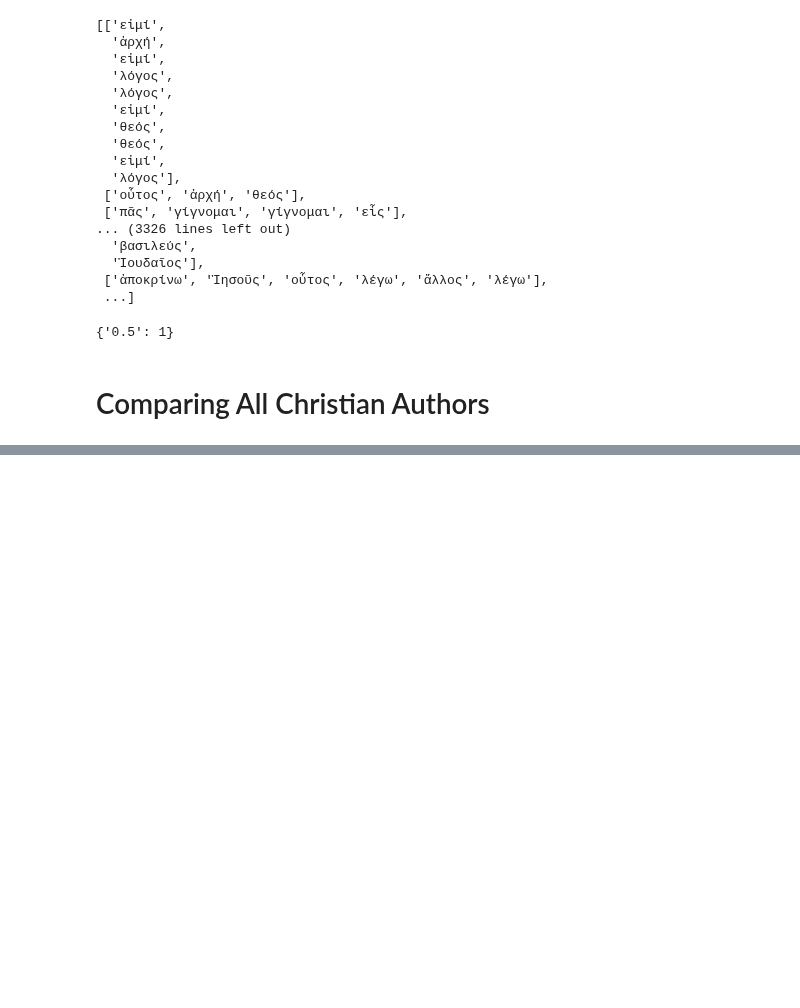
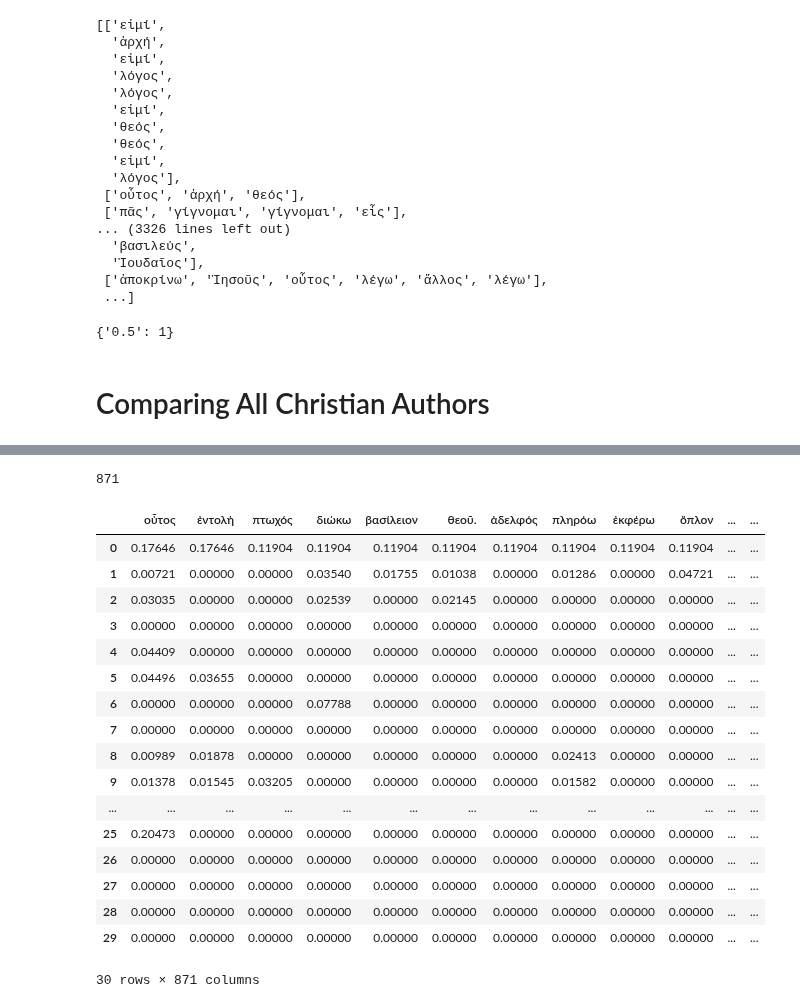
Before and after one commit to kasev/ECCE, a Jupyter notebook: scripts/NETWORKS_analysis.ipynb, the cells around one changed output, grey strips where cells are left out. Drawn from its saved outputs; the diff is of its cells as text; code cells hidden in the pictures; blank space fills up the shorter version.

```diff
--- a/scripts/NETWORKS_analysis.ipynb
+++ b/scripts/NETWORKS_analysis.ipynb
@@ -382,0 +537,4 @@ set_with_dataframe(ECCE_AGT_overview.add_worksheet("authors_df_20201201", 1,1),
+# %%
+#tup_to_dict
+tfidfs_df_raw = pd.DataFrame([dict(tfidfs) for tfidfs in authors_df["dik_sents_TFIDF"].tolist()])
+tfidfs_df_raw
@@ -382,0 +560,32 @@ set_with_dataframe(ECCE_AGT_overview.add_worksheet("authors_df_20201201", 1,1),
+# %%
+selected_columns = []
+for column in tfidfs_df_raw.columns:
+    if len(tfidfs_df_raw[tfidfs_df_raw[column].notnull()]) > 1:
+        selected_columns.append(column)
+len(selected_columns)
+# %% [output]
+871
+# %%
+tfidfs_df_filtered = tfidfs_df_raw[selected_columns]
+tfidfs_df_filtered.fillna(0, inplace=True)
+# %%
+tfidfs_df_filtered
+# %% [output]
+|  | οὗτος | ἐντολή | πτωχός | διώκω | βασίλειον | θεοῦ. | ἀδελφός | πληρόω | ἐκφέρω | ὅπλον | ... | ... |
+| 0 | 0.17646 | 0.17646 | 0.11904 | 0.11904 | 0.11904 | 0.11904 | 0.11904 | 0.11904 | 0.11904 | 0.11904 | ... | ... |
+| 1 | 0.00721 | 0.00000 | 0.00000 | 0.03540 | 0.01755 | 0.01038 | 0.00000 | 0.01286 | 0.00000 | 0.04721 | ... | ... |
+| 2 | 0.03035 | 0.00000 | 0.00000 | 0.02539 | 0.00000 | 0.02145 | 0.00000 | 0.00000 | 0.00000 | 0.00000 | ... | ... |
+| 3 | 0.00000 | 0.00000 | 0.00000 | 0.00000 | 0.00000 | 0.00000 | 0.00000 | 0.00000 | 0.00000 | 0.00000 | ... | ... |
+| 4 | 0.04409 | 0.00000 | 0.00000 | 0.00000 | 0.00000 | 0.00000 | 0.00000 | 0.00000 | 0.00000 | 0.00000 | ... | ... |
+| 5 | 0.04496 | 0.03655 | 0.00000 | 0.00000 | 0.00000 | 0.00000 | 0.00000 | 0.00000 | 0.00000 | 0.00000 | ... | ... |
+| 6 | 0.00000 | 0.00000 | 0.00000 | 0.07788 | 0.00000 | 0.00000 | 0.00000 | 0.00000 | 0.00000 | 0.00000 | ... | ... |
+| 7 | 0.00000 | 0.00000 | 0.00000 | 0.00000 | 0.00000 | 0.00000 | 0.00000 | 0.00000 | 0.00000 | 0.00000 | ... | ... |
+| 8 | 0.00989 | 0.01878 | 0.00000 | 0.00000 | 0.00000 | 0.00000 | 0.00000 | 0.02413 | 0.00000 | 0.00000 | ... | ... |
+| 9 | 0.01378 | 0.01545 | 0.03205 | 0.00000 | 0.00000 | 0.00000 | 0.00000 | 0.01582 | 0.00000 | 0.00000 | ... | ... |
+| ... | ... | ... | ... | ... | ... | ... | ... | ... | ... | ... | ... | ... |
+| 25 | 0.20473 | 0.00000 | 0.00000 | 0.00000 | 0.00000 | 0.00000 | 0.00000 | 0.00000 | 0.00000 | 0.00000 | ... | ... |
+| 26 | 0.00000 | 0.00000 | 0.00000 | 0.00000 | 0.00000 | 0.00000 | 0.00000 | 0.00000 | 0.00000 | 0.00000 | ... | ... |
+| 27 | 0.00000 | 0.00000 | 0.00000 | 0.00000 | 0.00000 | 0.00000 | 0.00000 | 0.00000 | 0.00000 | 0.00000 | ... | ... |
+| 28 | 0.00000 | 0.00000 | 0.00000 | 0.00000 | 0.00000 | 0.00000 | 0.00000 | 0.00000 | 0.00000 | 0.00000 | ... | ... |
+| 29 | 0.00000 | 0.00000 | 0.00000 | 0.00000 | 0.00000 | 0.00000 | 0.00000 | 0.00000 | 0.00000 | 0.00000 | ... | ... |
+30 rows × 871 columns
```
Also changed, not shown: parts of 50 cells of this notebook, 1 other file.
